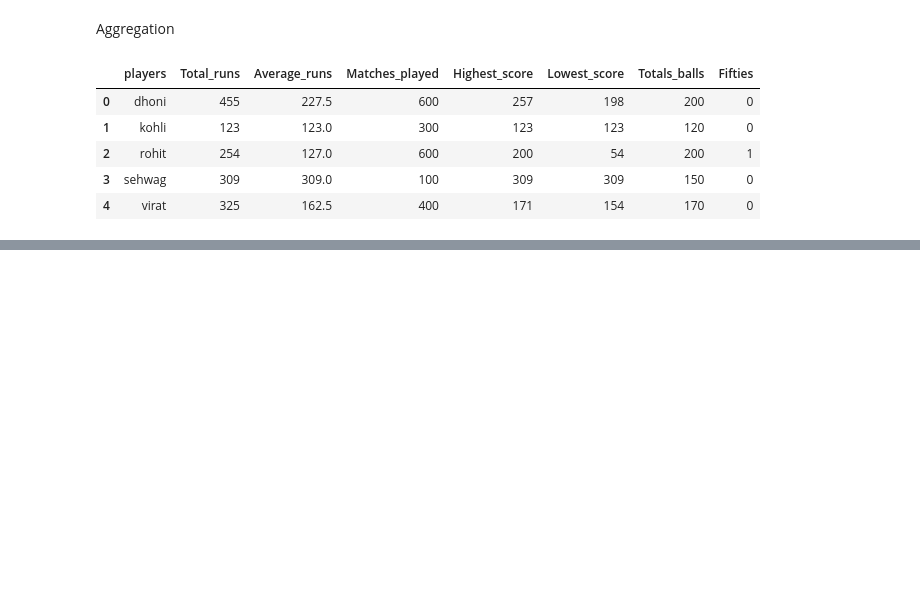
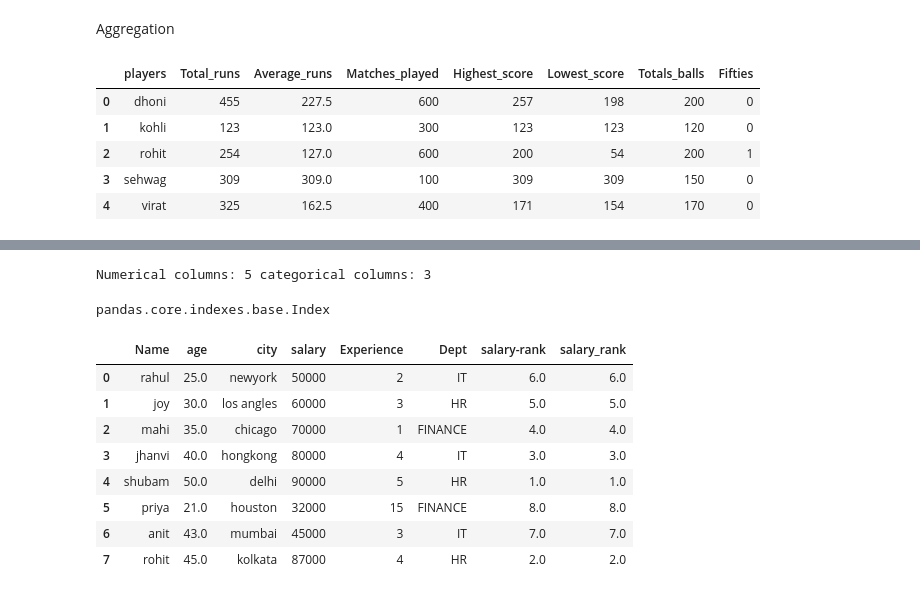
Before and after one commit to machhachandrakala19/bytexl, a Jupyter notebook: Untitled-1.ipynb, the cells around one changed output, grey strips where cells are left out. Cells and saved outputs as stored; diff of their text form; code cells hidden in the pictures; blank space fills up the shorter version.

```diff
--- a/Untitled-1.ipynb
+++ b/Untitled-1.ipynb
@@ -263,0 +636,24 @@ sum
+# %%
+num_cols=df.select_dtypes(include=['int64','float64']).columns
+num_cols
+cat_cols=df.select_dtypes(include=['object']).columns
+len(list(num_cols))
+print("Numerical columns:",len(list(num_cols)),"categorical columns:",len(list(cat_cols)))
+type(num_cols)
+# %% [output]
+Numerical columns: 5 categorical columns: 3
+pandas.core.indexes.base.Index
+# %%
+df['age']=df['age'].astype('float64')
+df['age']=df['age']*1.0
+df
+# %% [output]
+|  | Name | age | city | salary | Experience | Dept | salary-rank | salary_rank |
+| 0 | rahul | 25.0 | newyork | 50000 | 2 | IT | 6.0 | 6.0 |
+| 1 | joy | 30.0 | los angles | 60000 | 3 | HR | 5.0 | 5.0 |
+| 2 | mahi | 35.0 | chicago | 70000 | 1 | FINANCE | 4.0 | 4.0 |
+| 3 | jhanvi | 40.0 | hongkong | 80000 | 4 | IT | 3.0 | 3.0 |
+| 4 | shubam | 50.0 | delhi | 90000 | 5 | HR | 1.0 | 1.0 |
+| 5 | priya | 21.0 | houston | 32000 | 15 | FINANCE | 8.0 | 8.0 |
+| 6 | anit | 43.0 | mumbai | 45000 | 3 | IT | 7.0 | 7.0 |
+| 7 | rohit | 45.0 | kolkata | 87000 | 4 | HR | 2.0 | 2.0 |
```
Also changed, not shown: parts of 50 cells of this notebook.
